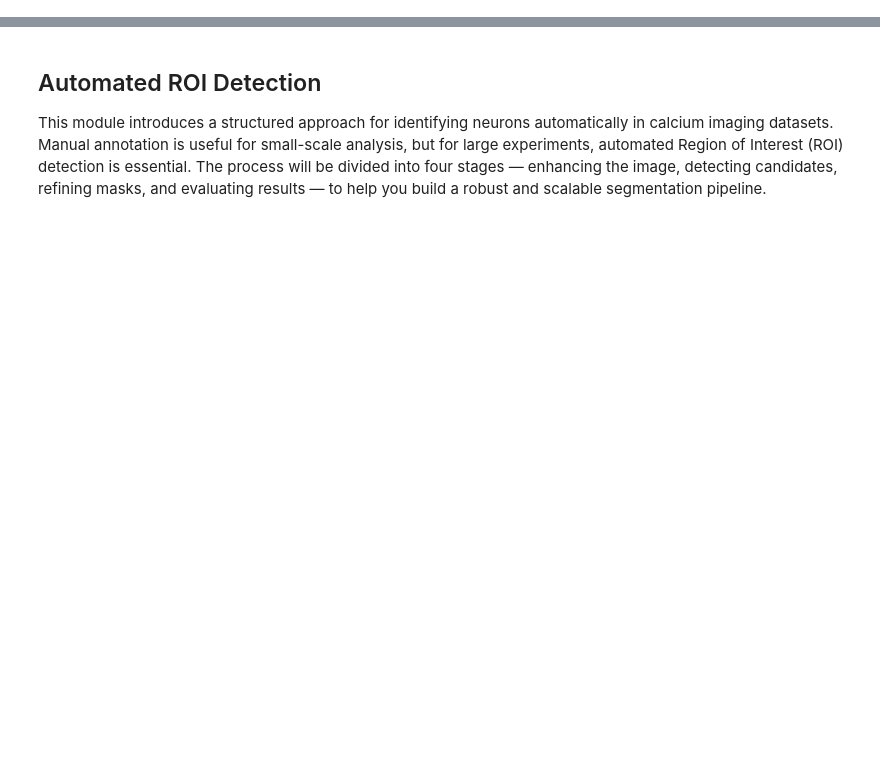
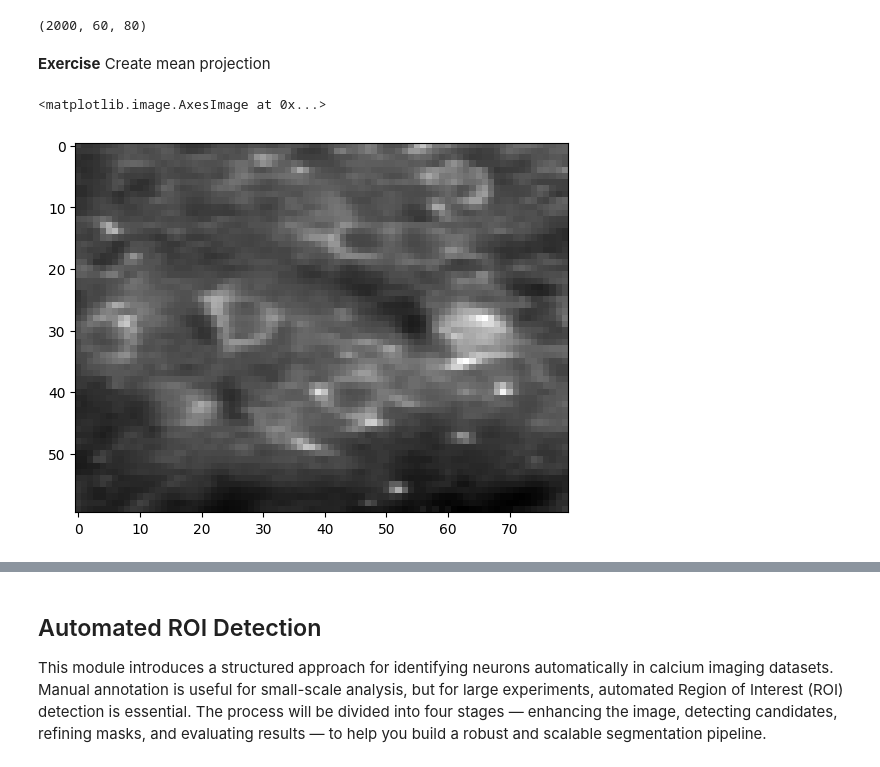
Before and after one commit to sangeethankumar/Courses, a Jupyter notebook: CalciumImaging/Draft1/07. Automated ROI Extraction.ipynb, the cells around one changed output, grey strips where cells are left out. Drawn from its saved outputs; the diff is of its cells as text; code cells hidden in the pictures; blank space fills up the shorter version.

```diff
--- a/CalciumImaging/Draft1/07. Automated ROI Extraction.ipynb
+++ b/CalciumImaging/Draft1/07. Automated ROI Extraction.ipynb
@@ -0,0 +6,13 @@
+# %%
+movie = tifffile.imread('data/registered_full_movie.tif')
+movie.shape
+# %% [output]
+(2000, 60, 80)
+# %% [markdown]
+**Exercise** Create mean projection
+# %%
+proj = np.mean(movie, axis=0)
+plt.imshow(proj, cmap='gray')
+# %% [output]
+<matplotlib.image.AxesImage at 0x...>
+[figure, added]
```
Also changed, not shown: parts of 18 cells of this notebook.
